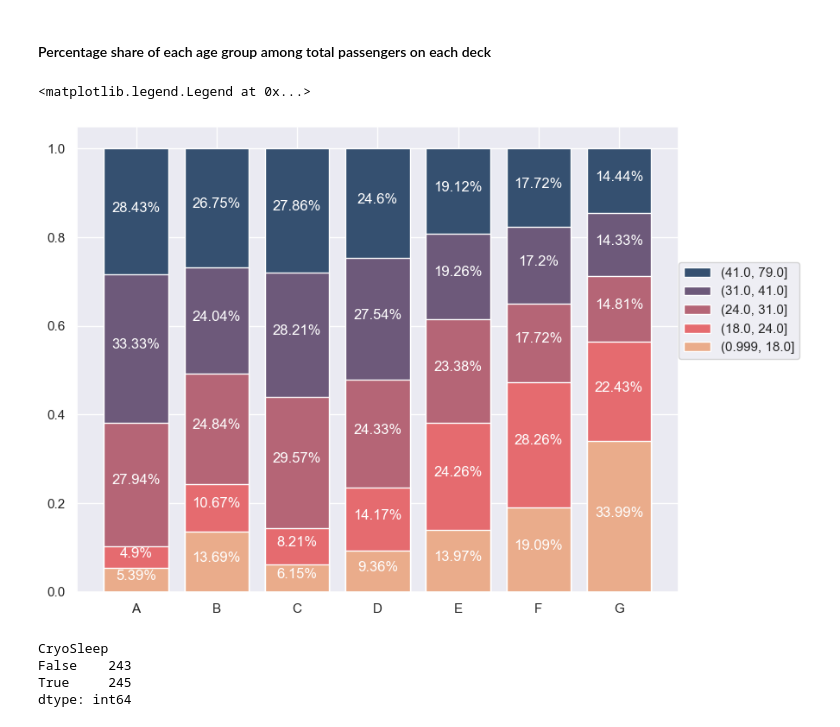
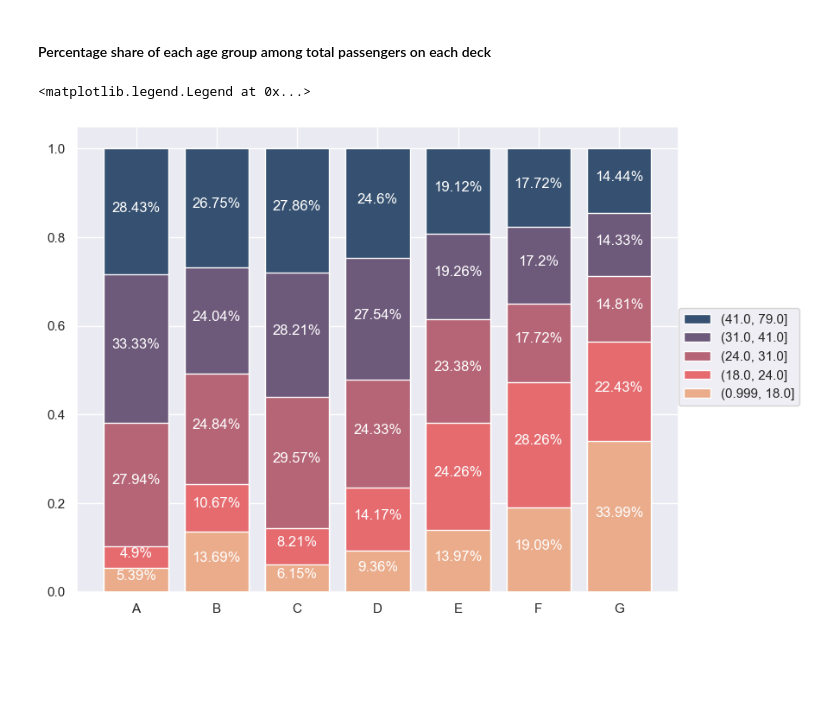
Before and after one commit to bzabk/Recruitment-Task-for-Data-Science-community-2023, a Jupyter notebook: first.ipynb, the cells around one changed output. Saved outputs shown, nothing was run; the diff lists cells and outputs as text; code cells hidden in the pictures; blank space fills up the shorter version.

```diff
--- a/first.ipynb
+++ b/first.ipynb
@@ -271,32 +287,22 @@ x = find_level(data_temp)
 # %%
 fig, ax = plt.subplots(figsize=(9, 7))
 
 colors = ['#355070','#6d597a','#b56576','#e56b6f','#eaac8b']
 
 x_cords = np.arange(len(data_temp))
 
 for i,col in enumerate(reversed(data_temp.columns[:])):
 
-
-
     ax.bar(x_cords,data_temp[col],label=col,color=colors[i])
-
 
     for j,value in enumerate(temp[col]):
 
         ax.text(j,x.loc[j,col],s=f"{str(round(value*100,2))}%",ha='center',color="white")
 
 ax.set_xticks([0,1,2,3,4,5,6])
 ax.set_xticklabels(temp["Deck"])
 
-plt.legend(loc=(1,0.5))
+plt.legend(loc=(1,0.4))
 # %% [output]
 <matplotlib.legend.Legend at 0x...>
-[figure, old version]
+[figure, new version]
-# %%
-data_raw.loc[(data_raw["Age"]<13)].groupby(["CryoSleep"]).size()
-# %% [output]
-CryoSleep
-False    243
-True     245
-dtype: int64
```
Also changed, not shown: parts of 9 cells of this notebook.
